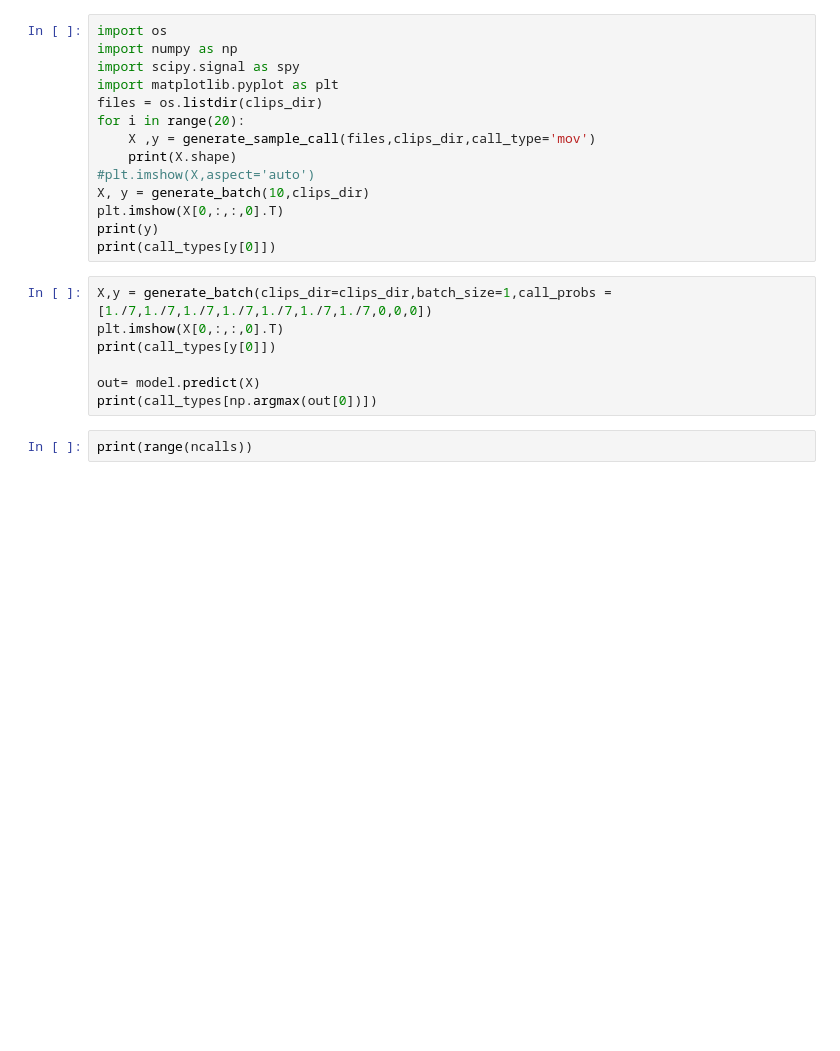
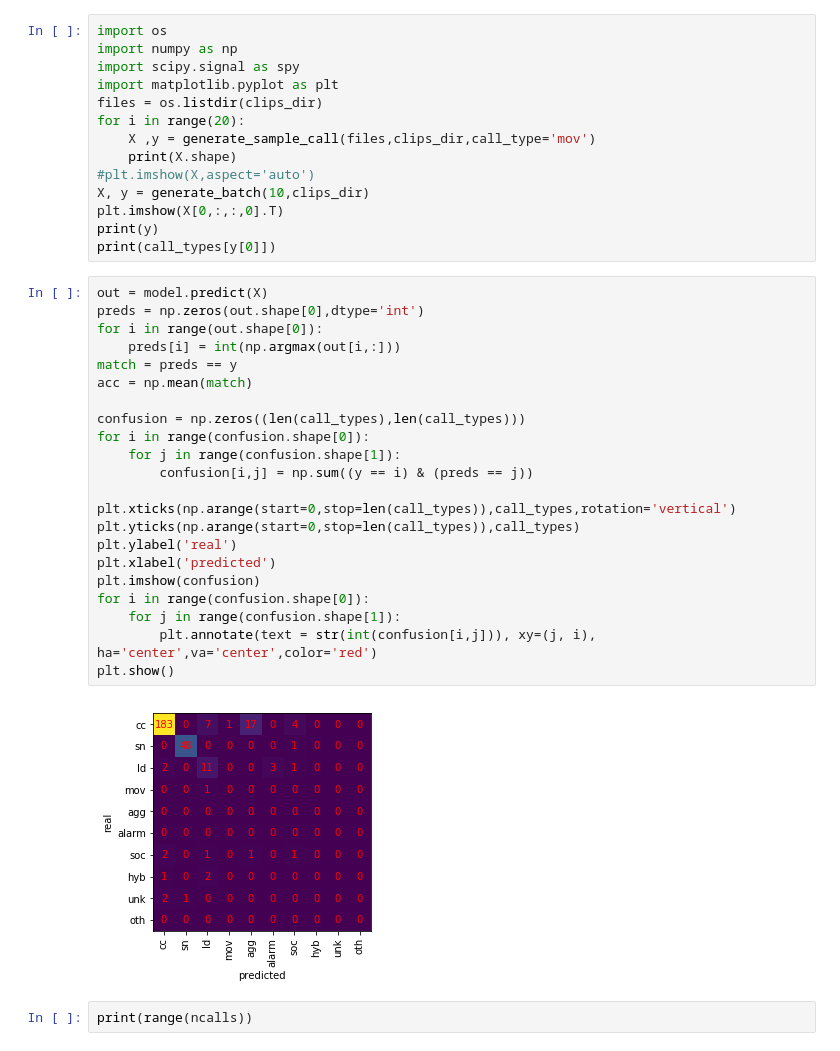
Before and after one commit to arianasp/meerkat_call_detector, a Jupyter notebook: meerkat_call_classifier.ipynb, the cells around one changed output. Saved outputs shown, nothing was run; the diff lists cells and outputs as text; blank space fills up the shorter version.

```diff
--- a/meerkat_call_classifier.ipynb
+++ b/meerkat_call_classifier.ipynb
@@ -180,13 +257,30 @@ X, y = generate_batch(10,clips_dir)
 plt.imshow(X[0,:,:,0].T)
 print(y)
 print(call_types[y[0]])
-# %%
-X,y = generate_batch(clips_dir=clips_dir,batch_size=1,call_probs = [1./7,1./7,1./7,1./7,1./7,1./7,1./7,0,0,0])
-plt.imshow(X[0,:,:,0].T)
-print(call_types[y[0]])
-
-out= model.predict(X)
-print(call_types[np.argmax(out[0])])
+# %%
+out = model.predict(X)
+preds = np.zeros(out.shape[0],dtype='int')
+for i in range(out.shape[0]):
+    preds[i] = int(np.argmax(out[i,:]))
+match = preds == y
+acc = np.mean(match)
+
+confusion = np.zeros((len(call_types),len(call_types)))
+for i in range(confusion.shape[0]):
+    for j in range(confusion.shape[1]):
+        confusion[i,j] = np.sum((y == i) & (preds == j))
+
+plt.xticks(np.arange(start=0,stop=len(call_types)),call_types,rotation='vertical')
+plt.yticks(np.arange(start=0,stop=len(call_types)),call_types)
+plt.ylabel('real')
+plt.xlabel('predicted')
+plt.imshow(confusion)
+for i in range(confusion.shape[0]):
+    for j in range(confusion.shape[1]):
+        plt.annotate(text = str(int(confusion[i,j])), xy=(j, i), ha='center',va='center',color='red')
+plt.show()
+# %% [output]
+[figure, added]
 # %%
 print(range(ncalls))
 # %%
```
Also changed, not shown: parts of 2 cells of this notebook, 1 other file.
